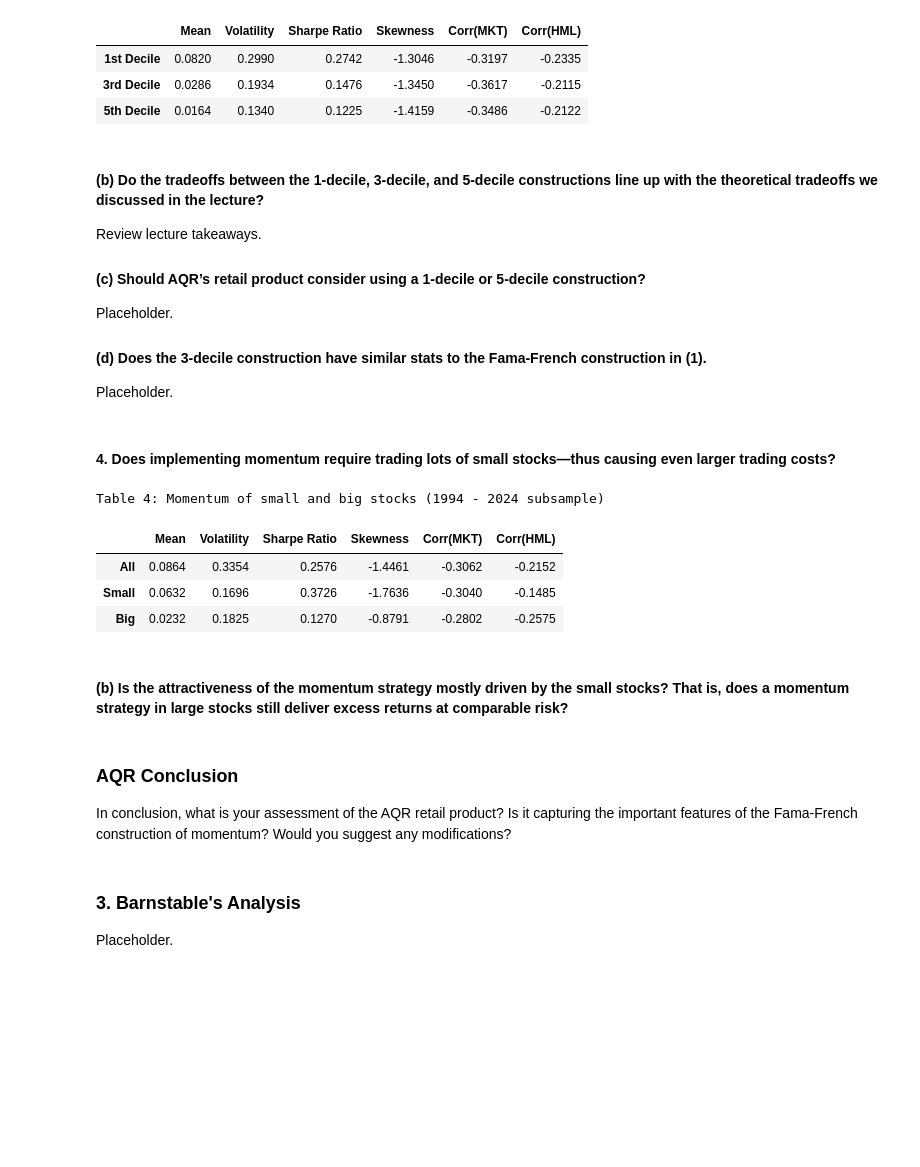
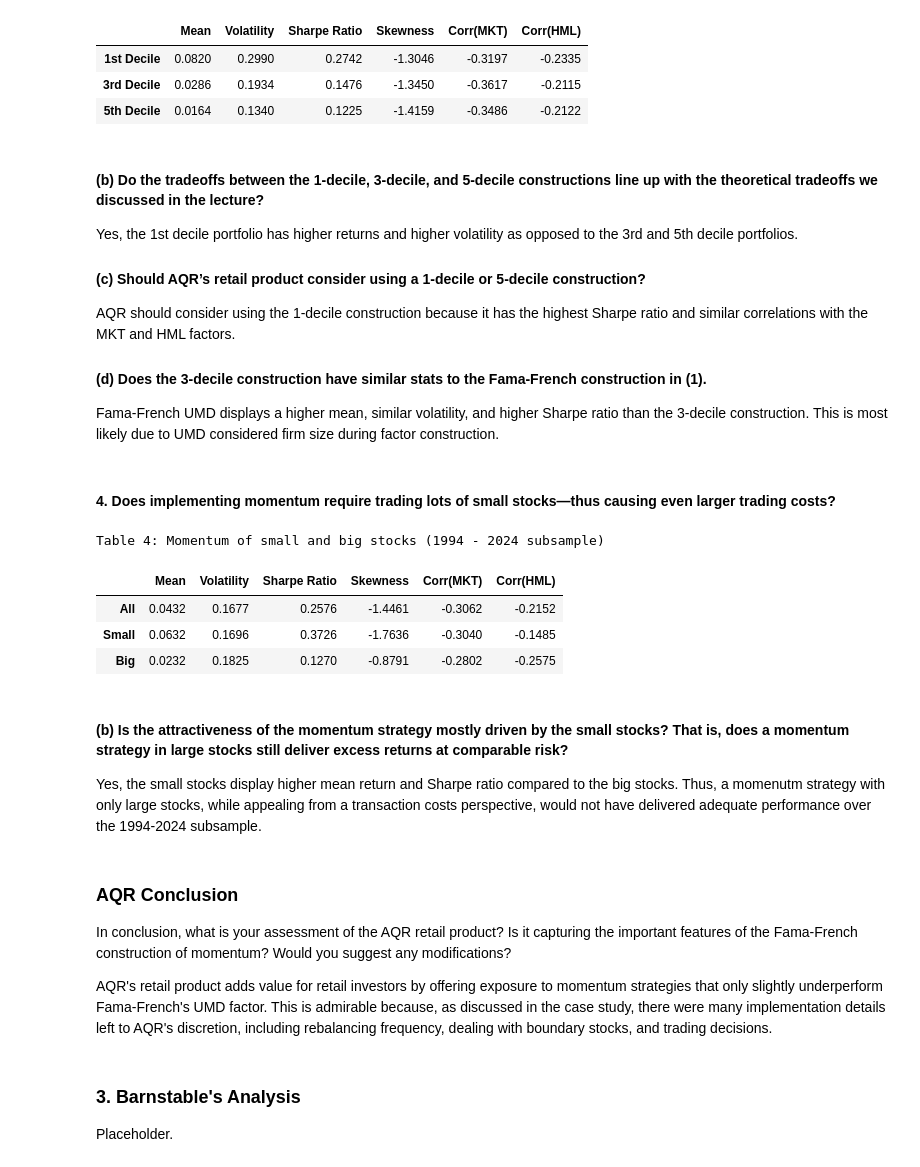
Before and after one commit to wickmanb22/finmath367_group2, a Jupyter notebook: HW6/hw6_wickman.ipynb, the cells around one changed output. Cells and saved outputs as stored; diff of their text form; code cells hidden in the pictures; blank space fills up the shorter version.

```diff
--- a/HW6/hw6_wickman.ipynb
+++ b/HW6/hw6_wickman.ipynb
@@ -193,47 +195,51 @@ Table 3: Robustness of momentum construction (1994 - 2024 subsample)
 | 5th Decile | 0.0164 | 0.1340 | 0.1225 | -1.4159 | -0.3486 | -0.2122 |
 # %% [markdown]
 #### (b) Do the tradeoffs between the 1-decile, 3-decile, and 5-decile constructions line up with the theoretical tradeoffs we discussed in the lecture?
-Review lecture takeaways.
+Yes, the 1st decile portfolio has higher returns and higher volatility as opposed to the 3rd and 5th decile portfolios.
 #### (c) Should AQR’s retail product consider using a 1-decile or 5-decile construction?
-Placeholder.
+AQR should consider using the 1-decile construction because it has the highest Sharpe ratio and similar correlations with the MKT and HML factors.
 #### (d) Does the 3-decile construction have similar stats to the Fama-French construction in (1).
-Placeholder.
+Fama-French UMD displays a higher mean, similar volatility, and higher Sharpe ratio than the 3-decile construction. This is most likely due to UMD considered firm size during factor construction.
 # %% [markdown]
 #### 4. Does implementing momentum require trading lots of small stocks—thus causing even larger trading costs?
 # %%
 # construct portfolios for robustness (d = decile #)
-all_stocks = (size_momentum[['SMALL HiPRIOR', 'BIG HiPRIOR']].sum(axis=1) - size_momentum[['SMALL LoPRIOR', 'BIG LoPRIOR']].sum(axis=1)).to_frame('All')
+all_stocks = (1/2)*((size_momentum[['SMALL HiPRIOR', 'BIG HiPRIOR']].sum(axis=1) - size_momentum[['SMALL LoPRIOR', 'BIG LoPRIOR']].sum(axis=1))).to_frame('All')
 small_stocks = (size_momentum['SMALL HiPRIOR'] - size_momentum['SMALL LoPRIOR']).to_frame('Small')
 big_stocks = (size_momentum['BIG HiPRIOR'] - size_momentum['BIG LoPRIOR']).to_frame('Big')
 
 # subsample
 subsample_start = '1994-01-01'
 subsample_end = '2024-12-31'
 subsample_period = (subsample_start, subsample_end)
 
 size_portfolios = [all_stocks, small_stocks, big_stocks]
 size_summary_stats = []
 for value in range(3):
     tmp_size_portfolio = size_portfolios[value].loc[subsample_start:subsample_end].iloc[:,[0]]
     size_results = summary_stats(tmp_size_portfolio, subsample_dates = subsample_period, mkt_factor=factors[['MKT']], hml_factor = factors[['HML']])
     size_summary_stats.append(size_results.round(4))
 
 size_formatted_results = pd.concat(size_summary_stats)
 size_formatted_results.index = ["All", "Small", "Big"]
 print("Table 4: Momentum of small and big stocks (1994 - 2024 subsample)")
 display(size_formatted_results)
 # %% [output]
 Table 4: Momentum of small and big stocks (1994 - 2024 subsample)
 |  | Mean | Volatility | Sharpe Ratio | Skewness | Corr(MKT) | Corr(HML) |
-| All | 0.0864 | 0.3354 | 0.2576 | -1.4461 | -0.3062 | -0.2152 |
+| All | 0.0432 | 0.1677 | 0.2576 | -1.4461 | -0.3062 | -0.2152 |
 | Small | 0.0632 | 0.1696 | 0.3726 | -1.7636 | -0.3040 | -0.1485 |
 | Big | 0.0232 | 0.1825 | 0.1270 | -0.8791 | -0.2802 | -0.2575 |
 # %% [markdown]
 #### (b) Is the attractiveness of the momentum strategy mostly driven by the small stocks? That is, does a momentum strategy in large stocks still deliver excess returns at comparable risk?
+
+Yes, the small stocks display higher mean return and Sharpe ratio compared to the big stocks. Thus, a momenutm strategy with only large stocks, while appealing from a transaction costs perspective, would not have delivered adequate performance over the 1994-2024 subsample.
 # %% [markdown]
 ### AQR Conclusion
 
  In conclusion, what is your assessment of the AQR retail product? Is it capturing the important features of the Fama-French construction of momentum? Would you suggest any modifications?
+
+AQR's retail product adds value for retail investors by offering exposure to momentum strategies that only slightly underperform Fama-French's UMD factor. This is admirable because, as discussed in the case study, there were many implementation details left to AQR's discretion, including rebalancing frequency, dealing with boundary stocks, and trading decisions.
 # %% [markdown]
 ### 3. Barnstable's Analysis
 
```
Also changed, not shown: parts of 9 cells of this notebook.
